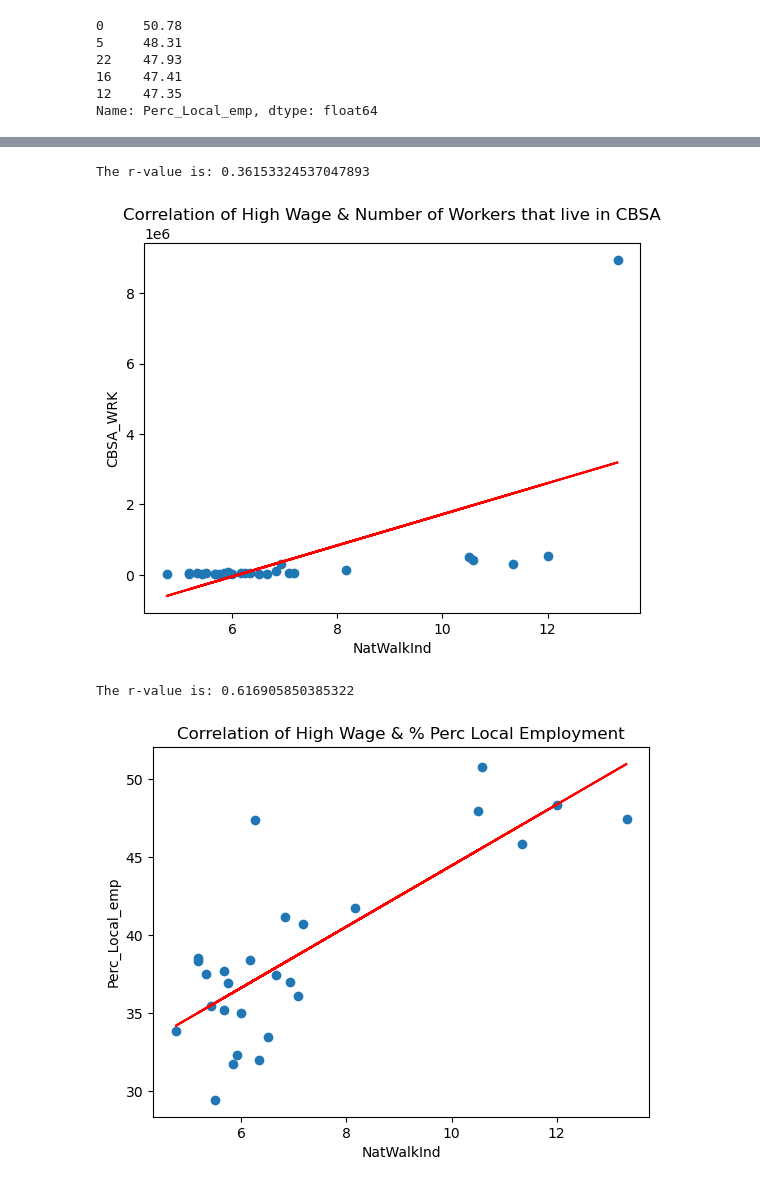
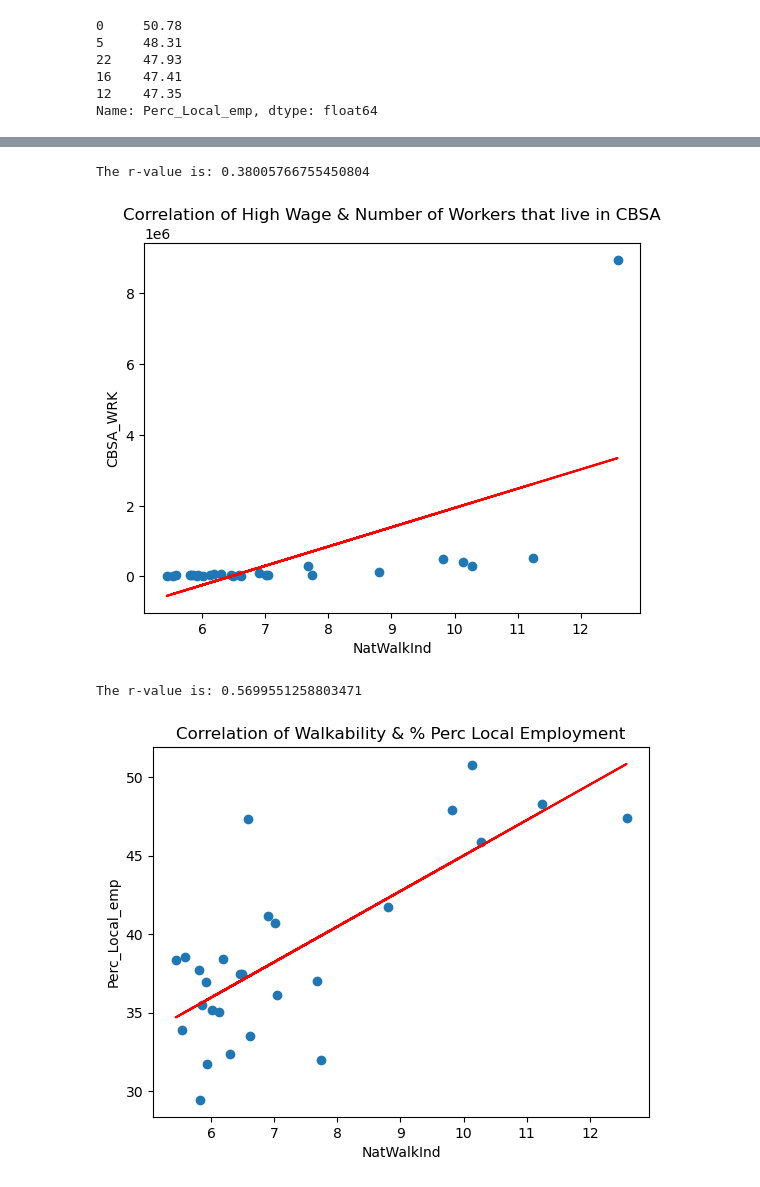
Before and after one commit to fgsalomao/Study---Immigrant-housing-by-class, a Jupyter notebook: Employment and Wage.ipynb, the cells around one changed output, grey strips where cells are left out. Drawn from its saved outputs; the diff is of its cells as text; code cells hidden in the pictures.

```diff
--- a/Employment and Wage.ipynb
+++ b/Employment and Wage.ipynb
@@ -124,7 +124,7 @@ max      12.582974
 Name: NatWalkInd, dtype: float64
 # %%
 #grouping all the individual columns
-Grouped_CBSA = pd.concat([Employment_Max_df, Employment_Sum_df, Employment_Median_df], axis="columns")
+Grouped_CBSA = pd.concat([Employment_Max_df, Employment_Sum_df, Employment_Mean_df], axis="columns")
 print(Grouped_CBSA.shape)
 Grouped_CBSA.head()
 # %% [output]
@@ -334,24 +379,24 @@ plt.title("Correlation of High Wage & Number of Workers that live in CBSA")
 print(f"The r-value is: {rvalue**2}")
 plt.show()
 # %% [output]
-The r-value is: 0.36153324537047893
+The r-value is: 0.38005766755450804
-[figure, old version]
+[figure, new version]
 # %%
 #Scatter Chart
 x_values = combined_employment_data['NatWalkInd']
 y_values = combined_employment_data['Perc_Local_emp']
 
 (slope, intercept, rvalue, pvalue, stderr) = st.linregress(x_values, y_values)
 regress_values = x_values * slope + intercept
 plt.scatter(x_values,y_values)
 plt.plot(x_values,regress_values,"r-")
 line_eq = "y = " + str(round(slope,2)) + "x +" + str(round(intercept,2))
 plt.annotate(line_eq,(50,40),fontsize=15,color="red")
 plt.xlabel('NatWalkInd')
 plt.ylabel('Perc_Local_emp')
-plt.title("Correlation of High Wage & % Perc Local Employment")
+plt.title("Correlation of Walkability & % Perc Local Employment")
 print(f"The r-value is: {rvalue**2}")
 plt.show()
 # %% [output]
-The r-value is: 0.616905850385322
+The r-value is: 0.5699551258803471
-[figure, old version]
+[figure, new version]
```
Also changed, not shown: parts of 11 cells of this notebook, 2 other files.
